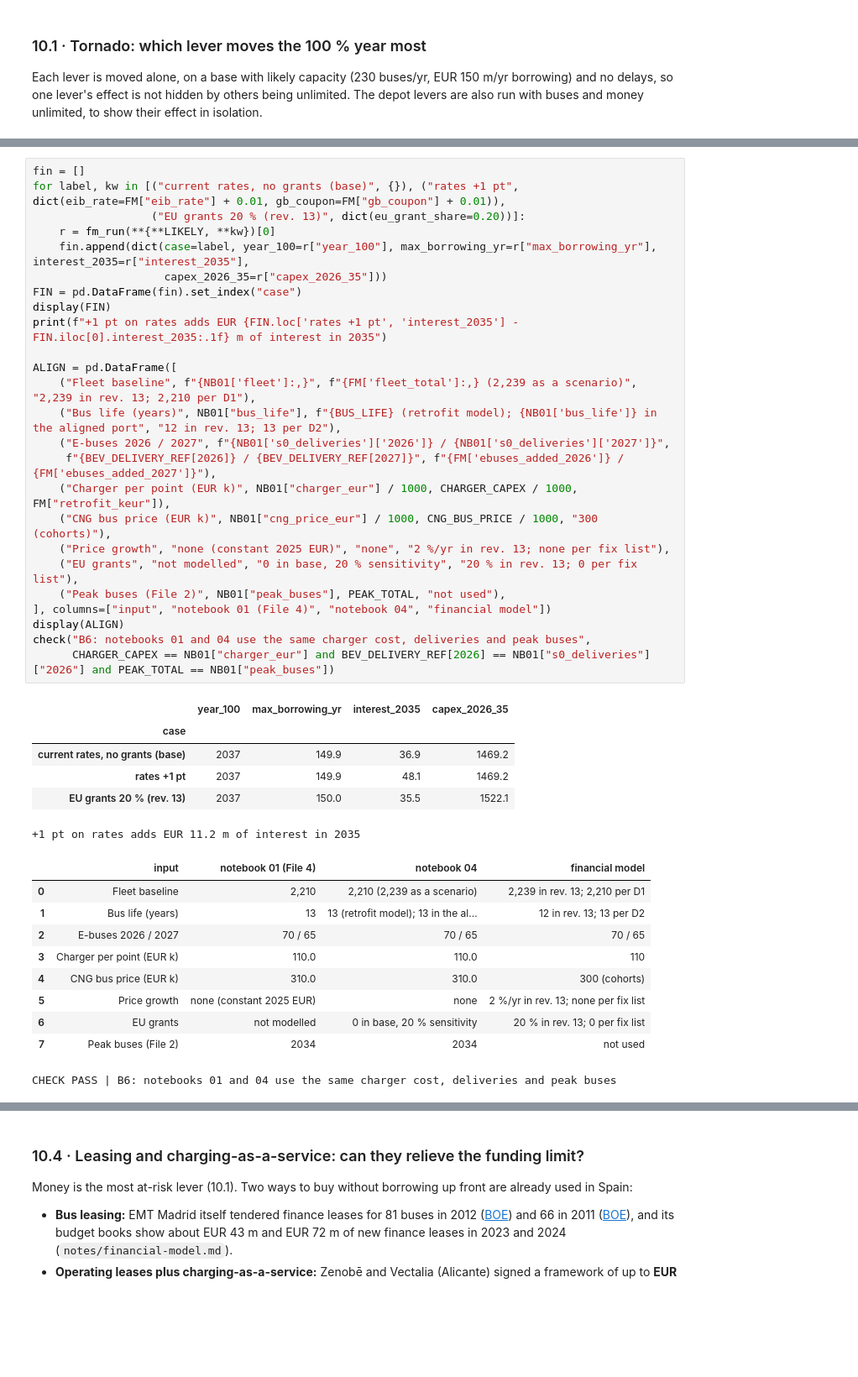
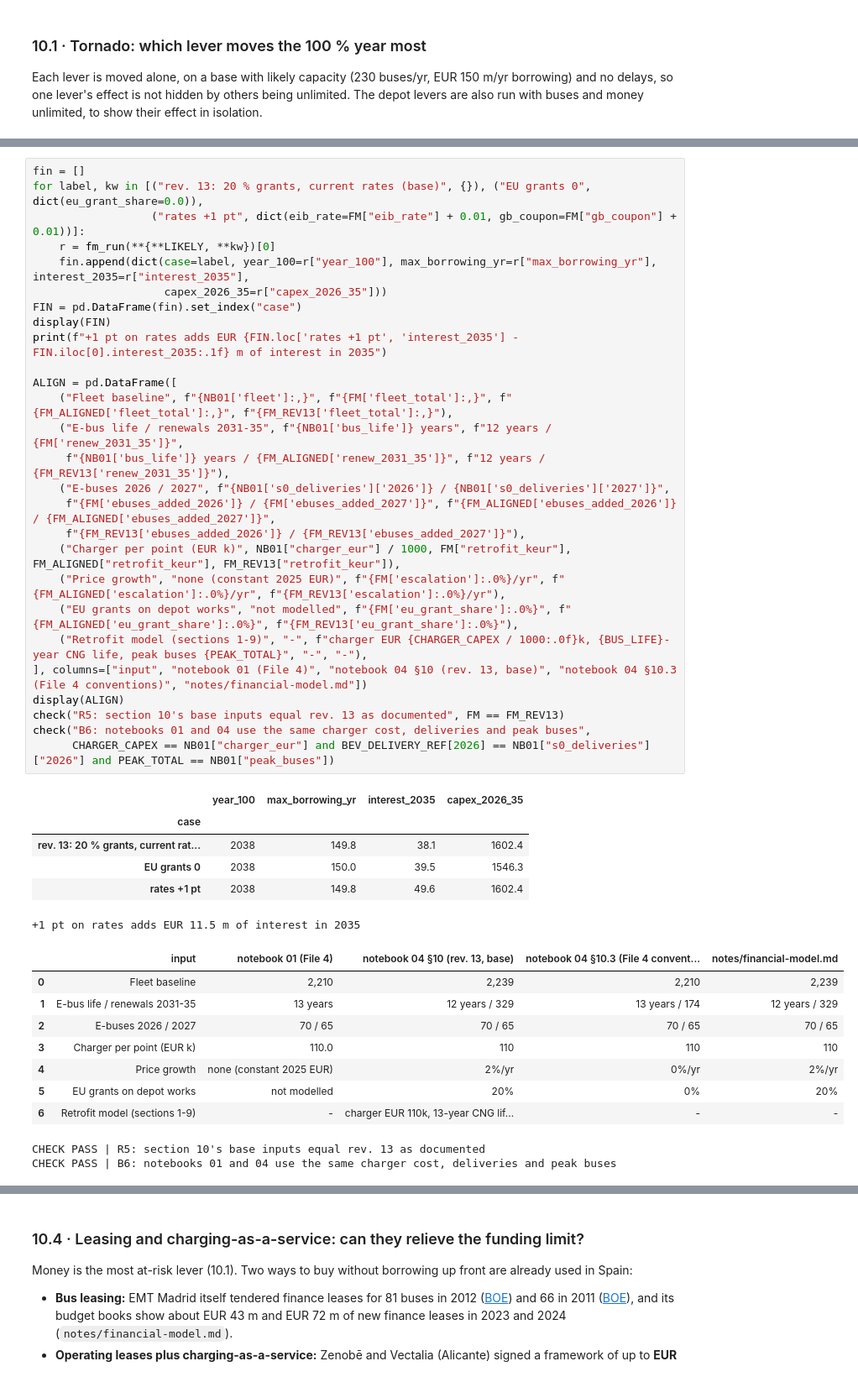
Before and after one commit to ella-garcia/madrid-bus-electrification, a Jupyter notebook: notebooks/04_Scenario_Lab.ipynb, the cells around one changed output, grey strips where cells are left out. Shown at 84% size. Drawn from its saved outputs; the diff is of its cells as text; blank space fills up the shorter version.

```diff
--- a/notebooks/04_Scenario_Lab.ipynb
+++ b/notebooks/04_Scenario_Lab.ipynb
@@ -2516,44 +2577,46 @@ The report's financing numbers, on the most realistic case: interest at current
 # %%
 fin = []
-for label, kw in [("current rates, no grants (base)", {}), ("rates +1 pt", dict(eib_rate=FM["eib_rate"] + 0.01, gb_coupon=FM["gb_coupon"] + 0.01)),
-                  ("EU grants 20 % (rev. 13)", dict(eu_grant_share=0.20))]:
+for label, kw in [("rev. 13: 20 % grants, current rates (base)", {}), ("EU grants 0", dict(eu_grant_share=0.0)),
+                  ("rates +1 pt", dict(eib_rate=FM["eib_rate"] + 0.01, gb_coupon=FM["gb_coupon"] + 0.01))]:
     r = fm_run(**{**LIKELY, **kw})[0]
     fin.append(dict(case=label, year_100=r["year_100"], max_borrowing_yr=r["max_borrowing_yr"], interest_2035=r["interest_2035"],
                     capex_2026_35=r["capex_2026_35"]))
 FIN = pd.DataFrame(fin).set_index("case")
 display(FIN)
 print(f"+1 pt on rates adds EUR {FIN.loc['rates +1 pt', 'interest_2035'] - FIN.iloc[0].interest_2035:.1f} m of interest in 2035")
 
 ALIGN = pd.DataFrame([
-    ("Fleet baseline", f"{NB01['fleet']:,}", f"{FM['fleet_total']:,} (2,239 as a scenario)", "2,239 in rev. 13; 2,210 per D1"),
-    ("Bus life (years)", NB01["bus_life"], f"{BUS_LIFE} (retrofit model); {NB01['bus_life']} in the aligned port", "12 in rev. 13; 13 per D2"),
+    ("Fleet baseline", f"{NB01['fleet']:,}", f"{FM['fleet_total']:,}", f"{FM_ALIGNED['fleet_total']:,}", f"{FM_REV13['fleet_total']:,}"),
+    ("E-bus life / renewals 2031-35", f"{NB01['bus_life']} years", f"12 years / {FM['renew_2031_35']}",
+     f"{NB01['bus_life']} years / {FM_ALIGNED['renew_2031_35']}", f"12 years / {FM_REV13['renew_2031_35']}"),
     ("E-buses 2026 / 2027", f"{NB01['s0_deliveries']['2026']} / {NB01['s0_deliveries']['2027']}",
-     f"{BEV_DELIVERY_REF[2026]} / {BEV_DELIVERY_REF[2027]}", f"{FM['ebuses_added_2026']} / {FM['ebuses_added_2027']}"),
-    ("Charger per point (EUR k)", NB01["charger_eur"] / 1000, CHARGER_CAPEX / 1000, FM["retrofit_keur"]),
-    ("CNG bus price (EUR k)", NB01["cng_price_eur"] / 1000, CNG_BUS_PRICE / 1000, "300 (cohorts)"),
-    ("Price growth", "none (constant 2025 EUR)", "none", "2 %/yr in rev. 13; none per fix list"),
-    ("EU grants", "not modelled", "0 in base, 20 % sensitivity", "20 % in rev. 13; 0 per fix list"),
-    ("Peak buses (File 2)", NB01["peak_buses"], PEAK_TOTAL, "not used"),
-], columns=["input", "notebook 01 (File 4)", "notebook 04", "financial model"])
+     f"{FM['ebuses_added_2026']} / {FM['ebuses_added_2027']}", f"{FM_ALIGNED['ebuses_added_2026']} / {FM_ALIGNED['ebuses_added_2027']}",
+     f"{FM_REV13['ebuses_added_2026']} / {FM_REV13['ebuses_added_2027']}"),
+    ("Charger per point (EUR k)", NB01["charger_eur"] / 1000, FM["retrofit_keur"], FM_ALIGNED["retrofit_keur"], FM_REV13["retrofit_keur"]),
+    ("Price growth", "none (constant 2025 EUR)", f"{FM['escalation']:.0%}/yr", f"{FM_ALIGNED['escalation']:.0%}/yr", f"{FM_REV13['escalation']:.0%}/yr"),
+    ("EU grants on depot works", "not modelled", f"{FM['eu_grant_share']:.0%}", f"{FM_ALIGNED['eu_grant_share']:.0%}", f"{FM_REV13['eu_grant_share']:.0%}"),
+    ("Retrofit model (sections 1-9)", "-", f"charger EUR {CHARGER_CAPEX / 1000:.0f}k, {BUS_LIFE}-year CNG life, peak buses {PEAK_TOTAL}", "-", "-"),
+], columns=["input", "notebook 01 (File 4)", "notebook 04 §10 (rev. 13, base)", "notebook 04 §10.3 (File 4 conventions)", "notes/financial-model.md"])
 display(ALIGN)
+check("R5: section 10's base inputs equal rev. 13 as documented", FM == FM_REV13)
 check("B6: notebooks 01 and 04 use the same charger cost, deliveries and peak buses",
       CHARGER_CAPEX == NB01["charger_eur"] and BEV_DELIVERY_REF[2026] == NB01["s0_deliveries"]["2026"] and PEAK_TOTAL == NB01["peak_buses"])
 # %% [output]
 |  | year_100 | max_borrowing_yr | interest_2035 | capex_2026_35 |
 | case |  |  |  |  |
-| current rates, no grants (base) | 2037 | 149.9 | 36.9 | 1469.2 |
-| rates +1 pt | 2037 | 149.9 | 48.1 | 1469.2 |
-| EU grants 20 % (rev. 13) | 2037 | 150.0 | 35.5 | 1522.1 |
+| rev. 13: 20 % grants, current rat... | 2038 | 149.8 | 38.1 | 1602.4 |
+| EU grants 0 | 2038 | 150.0 | 39.5 | 1546.3 |
+| rates +1 pt | 2038 | 149.8 | 49.6 | 1602.4 |
-+1 pt on rates adds EUR 11.2 m of interest in 2035
++1 pt on rates adds EUR 11.5 m of interest in 2035
-|  | input | notebook 01 (File 4) | notebook 04 | financial model |
-| 0 | Fleet baseline | 2,210 | 2,210 (2,239 as a scenario) | 2,239 in rev. 13; 2,210 per D1 |
-| 1 | Bus life (years) | 13 | 13 (retrofit model); 13 in the al... | 12 in rev. 13; 13 per D2 |
-| 2 | E-buses 2026 / 2027 | 70 / 65 | 70 / 65 | 70 / 65 |
-| 3 | Charger per point (EUR k) | 110.0 | 110.0 | 110 |
-| 4 | CNG bus price (EUR k) | 310.0 | 310.0 | 300 (cohorts) |
-| 5 | Price growth | none (constant 2025 EUR) | none | 2 %/yr in rev. 13; none per fix list |
-| 6 | EU grants | not modelled | 0 in base, 20 % sensitivity | 20 % in rev. 13; 0 per fix list |
-| 7 | Peak buses (File 2) | 2034 | 2034 | not used |
+|  | input | notebook 01 (File 4) | notebook 04 §10 (rev. 13, base) | notebook 04 §10.3 (File 4 convent... | notes/financial-model.md |
+| 0 | Fleet baseline | 2,210 | 2,239 | 2,210 | 2,239 |
+| 1 | E-bus life / renewals 2031-35 | 13 years | 12 years / 329 | 13 years / 174 | 12 years / 329 |
+| 2 | E-buses 2026 / 2027 | 70 / 65 | 70 / 65 | 70 / 65 | 70 / 65 |
+| 3 | Charger per point (EUR k) | 110.0 | 110 | 110 | 110 |
+| 4 | Price growth | none (constant 2025 EUR) | 2%/yr | 0%/yr | 2%/yr |
+| 5 | EU grants on depot works | not modelled | 20% | 0% | 20% |
+| 6 | Retrofit model (sections 1-9) | - | charger EUR 110k, 13-year CNG lif... | - | - |
+CHECK PASS | R5: section 10's base inputs equal rev. 13 as documented
 CHECK PASS | B6: notebooks 01 and 04 use the same charger cost, deliveries and peak buses
 True
 # %% [markdown]
```
Also changed, not shown: parts of 12 cells of this notebook, 5 other files.
